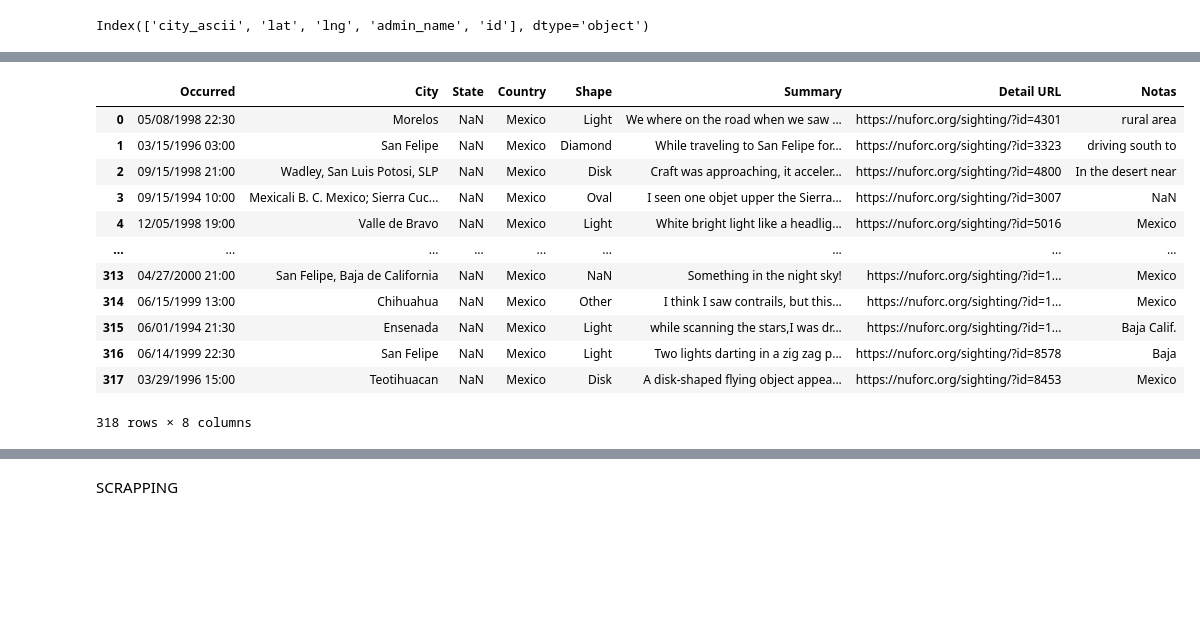
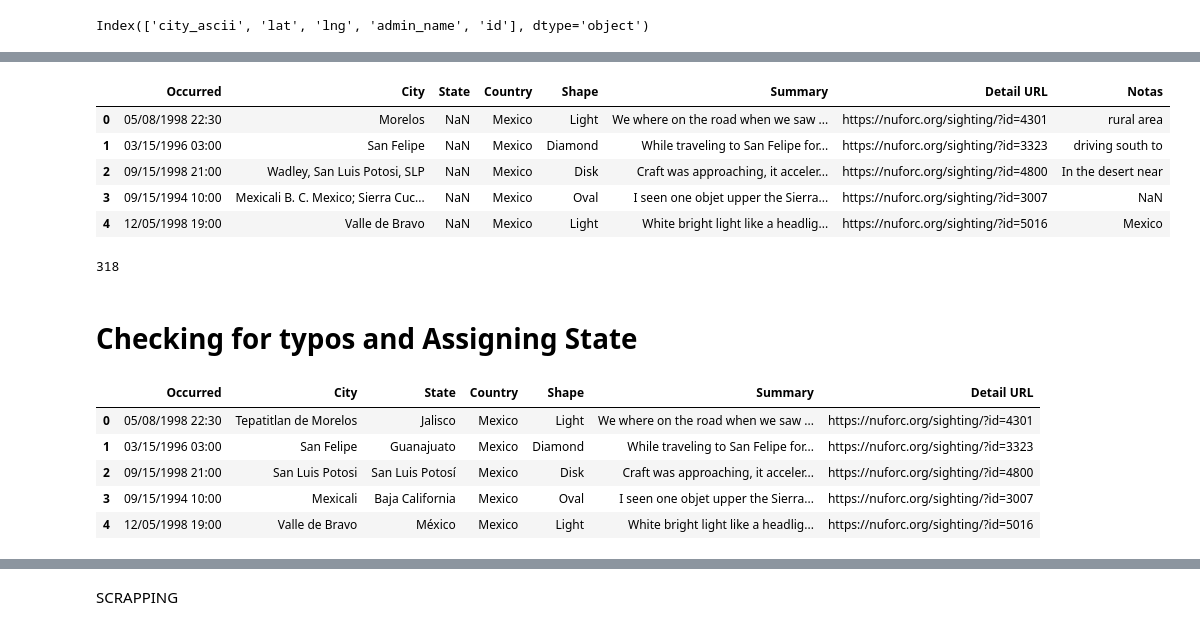
Before and after one commit to dgname/Project_3_UFOsightings, a Jupyter notebook: ufosightings.ipynb, the cells around one changed output, grey strips where cells are left out. Saved outputs shown, nothing was run; the diff lists cells and outputs as text; code cells hidden in the pictures; blank space fills up the shorter version.

```diff
--- a/ufosightings.ipynb
+++ b/ufosightings.ipynb
@@ -139,7 +109,11 @@ UFO_df
 # %%
 # Delete spaces on headers (required for the next step, since there are spaces before/after titles)
 # For example [' Explanation '] to ['Explanation']
-UFO_df.rename(columns=lambda x: x.strip(), inplace=True)
+UFO_df.columns = [col.strip() for col in UFO_df.columns]
 
 # Drop columns that don't give relevant information
-UFO_df.drop(columns=['Explanation','Reported','Detailed Description','Media'], inplace=True)
+UFO_df.drop(columns=['Explanation', 'Reported', 'Detailed Description', 'Media'], inplace=True)
+
+# Display the updated DataFrame
+print("\nUpdated DataFrame:")
+print(UFO_df.columns)
@@ -152,24 +129,74 @@ Index(['Occurred', 'City', 'State', 'Country', 'Shape', 'Summary',
 # %%
 # Create a new column with the information that is in parenthesis in City
-
-UFO_df['Notas'] = UFO_df['City'].str.extract(r'\((.*?)\)')
+UFO_df['Notas'] = UFO_df['City'].str.extract(r'\((.*?)\)', expand=False)
 
 # Delete the information in parenthesis in the column City
+UFO_df['City'] = UFO_df['City'].str.replace(r'\((.*?)\)', '', regex=True).str.strip()
 
-UFO_df['City']=UFO_df['City'].str.replace(r'\((.*?)\)','',regex=True)
+# Remove any accidental duplicates created
+UFO_df = UFO_df.drop_duplicates()
 
-UFO_df
+UFO_df.head()
 # %% [output]
 |  | Occurred | City | State | Country | Shape | Summary | Detail URL | Notas |
 | 0 | 05/08/1998 22:30 | Morelos | NaN | Mexico | Light | We where on the road when we saw ... | https://nuforc.org/sighting/?id=4301 | rural area |
 | 1 | 03/15/1996 03:00 | San Felipe | NaN | Mexico | Diamond | While traveling to San Felipe for... | https://nuforc.org/sighting/?id=3323 | driving south to |
 | 2 | 09/15/1998 21:00 | Wadley, San Luis Potosi, SLP | NaN | Mexico | Disk | Craft was approaching, it acceler... | https://nuforc.org/sighting/?id=4800 | In the desert near |
 | 3 | 09/15/1994 10:00 | Mexicali B. C. Mexico; Sierra Cuc... | NaN | Mexico | Oval | I seen one objet upper the Sierra... | https://nuforc.org/sighting/?id=3007 | NaN |
 | 4 | 12/05/1998 19:00 | Valle de Bravo | NaN | Mexico | Light | White bright light like a headlig... | https://nuforc.org/sighting/?id=5016 | Mexico |
-| ... | ... | ... | ... | ... | ... | ... | ... | ... |
-| 313 | 04/27/2000 21:00 | San Felipe, Baja de California | NaN | Mexico | NaN | Something in the night sky! | https://nuforc.org/sighting/?id=1... | Mexico |
-| 314 | 06/15/1999 13:00 | Chihuahua | NaN | Mexico | Other | I think I saw contrails, but this... | https://nuforc.org/sighting/?id=1... | Mexico |
-| 315 | 06/01/1994 21:30 | Ensenada | NaN | Mexico | Light | while scanning the stars,I was dr... | https://nuforc.org/sighting/?id=1... | Baja Calif. |
-| 316 | 06/14/1999 22:30 | San Felipe | NaN | Mexico | Light | Two lights darting in a zig zag p... | https://nuforc.org/sighting/?id=8578 | Baja |
-| 317 | 03/29/1996 15:00 | Teotihuacan | NaN | Mexico | Disk | A disk-shaped flying object appea... | https://nuforc.org/sighting/?id=8453 | Mexico |
-318 rows × 8 columns
+# %%
+len(UFO_df)
+# %% [output]
+318
+# %% [markdown]
+# Checking for typos and Assigning State
+# %%
+# Function to find the best match for each city name
+def find_best_match(city, choices):
+    if pd.isna(city):
+        return city
+    match, score = process.extractOne(str(city), choices)
+    return match if score > 80 else city  # Return the original city if no good match is found
+
+# Ensure all values in the 'City' column are treated as strings
+UFO_df['City'] = UFO_df['City'].astype(str)
+
+# List of known correct city names
+known_cities = filtered_df['City'].tolist()
+
+# Correct the city names in UFO_df
+UFO_df['Corrected_City'] = UFO_df['City'].apply(lambda x: find_best_match(x, known_cities))
+
+# Remove duplicates in filtered_df by keeping only the first occurrence of each city
+filtered_df_unique = filtered_df.drop_duplicates(subset='City', keep='first')
+
+# Create a dictionary from filtered_df_unique for quick lookup
+city_state_dict = filtered_df_unique.set_index('City')['State'].to_dict()
+
+# Assign the correct state based on the corrected city
+UFO_df['State_corrected'] = UFO_df['Corrected_City'].map(city_state_dict)
+
+# Replace the information in the 'City' column with 'Corrected_City'
+UFO_df['City'] = UFO_df['Corrected_City']
+
+# Replace the information in the 'State' column with 'State_corrected'
+UFO_df['State'] = UFO_df['State_corrected']
+
+# Drop rows where the 'State' column is empty
+UFO_df.dropna(subset=['State'], inplace=True)
+
+# Drop the redundant 'Corrected_City' and 'State_corrected' columns
+UFO_df.drop(columns=['Corrected_City', 'State_corrected', 'Notas'], inplace=True)
+
+# Save the modified DataFrame to a new CSV file
+UFO_df.to_csv('./RESOURCES/NUFORC_Mexico_clean.csv', index=False)
+
+# Display the final DataFrame
+UFO_df.head()
+# %% [output]
+|  | Occurred | City | State | Country | Shape | Summary | Detail URL |
+| 0 | 05/08/1998 22:30 | Tepatitlan de Morelos | Jalisco | Mexico | Light | We where on the road when we saw ... | https://nuforc.org/sighting/?id=4301 |
+| 1 | 03/15/1996 03:00 | San Felipe | Guanajuato | Mexico | Diamond | While traveling to San Felipe for... | https://nuforc.org/sighting/?id=3323 |
+| 2 | 09/15/1998 21:00 | San Luis Potosi | San Luis Potosí | Mexico | Disk | Craft was approaching, it acceler... | https://nuforc.org/sighting/?id=4800 |
+| 3 | 09/15/1994 10:00 | Mexicali | Baja California | Mexico | Oval | I seen one objet upper the Sierra... | https://nuforc.org/sighting/?id=3007 |
+| 4 | 12/05/1998 19:00 | Valle de Bravo | México | Mexico | Light | White bright light like a headlig... | https://nuforc.org/sighting/?id=5016 |
```
Also changed, not shown: parts of 20 cells of this notebook, 2 other files.
